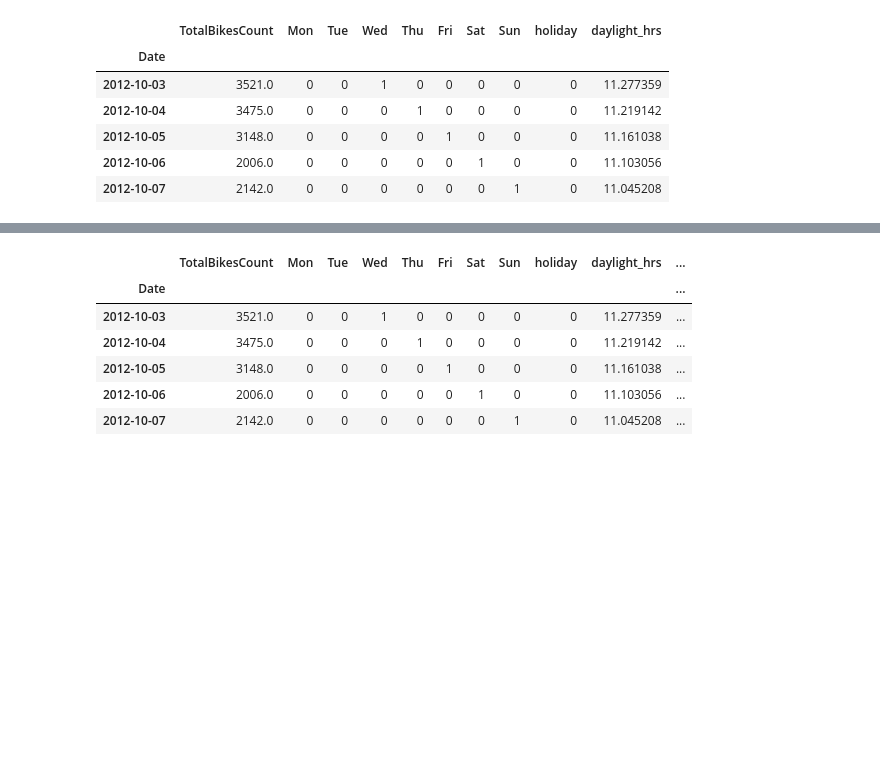
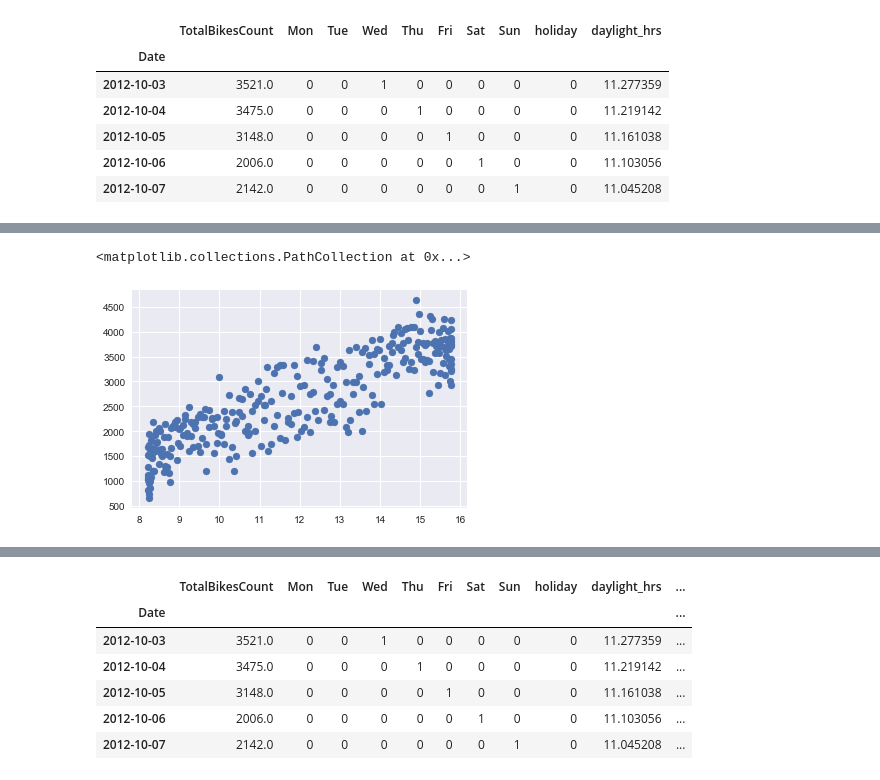
Before and after one commit to DataScienceWorks/PredictingBicycleTraffic, a Jupyter notebook: 1-data-wrangling.ipynb, the cells around one changed output, grey strips where cells are left out. Saved outputs shown, nothing was run; the diff lists cells and outputs as text; code cells hidden in the pictures; blank space fills up the shorter version.

```diff
--- a/1-data-wrangling.ipynb
+++ b/1-data-wrangling.ipynb
@@ -414,0 +430,9 @@ df.head(5)
+# %%
+# Drawing the plot with resampled data
+weekly = df.resample('W').mean()
+# weekly.head()
+plt.scatter(weekly['daylight_hrs'],weekly['TotalBikesCount'])
+# So this clears the density to a large extent and we can see the trruthiness of our assumption - More daylight hours, more traffic
+# %% [output]
+<matplotlib.collections.PathCollection at 0x...>
+[figure, added]
```
Also changed, not shown: parts of 12 cells of this notebook, 1 other file.
